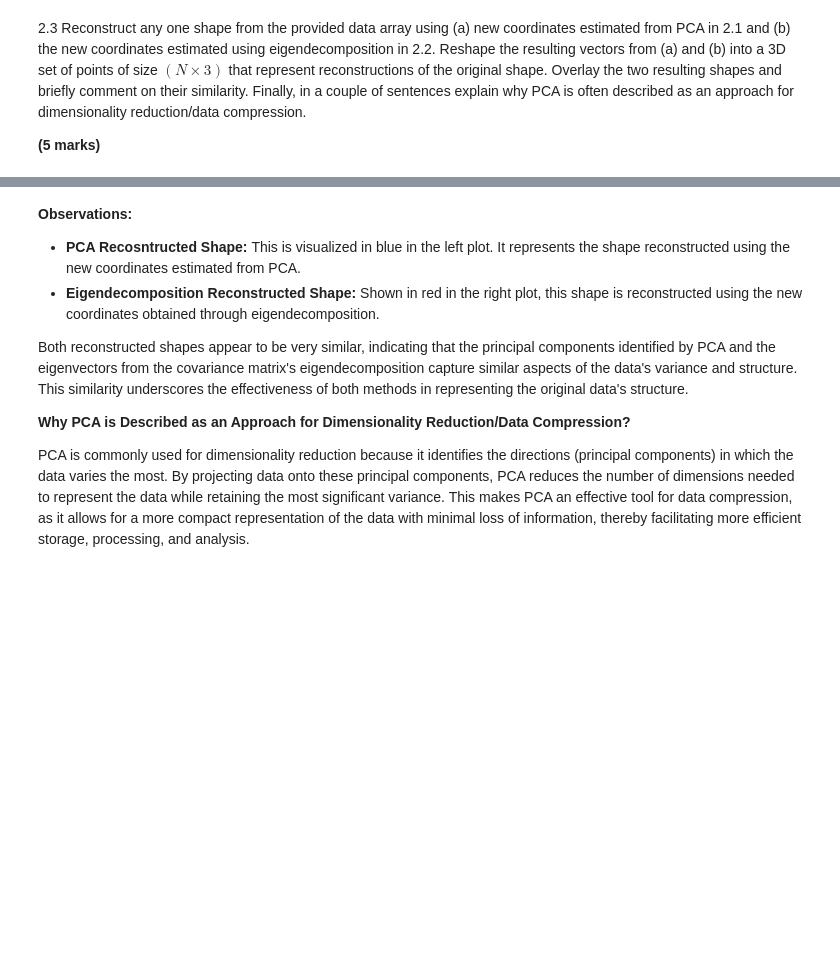
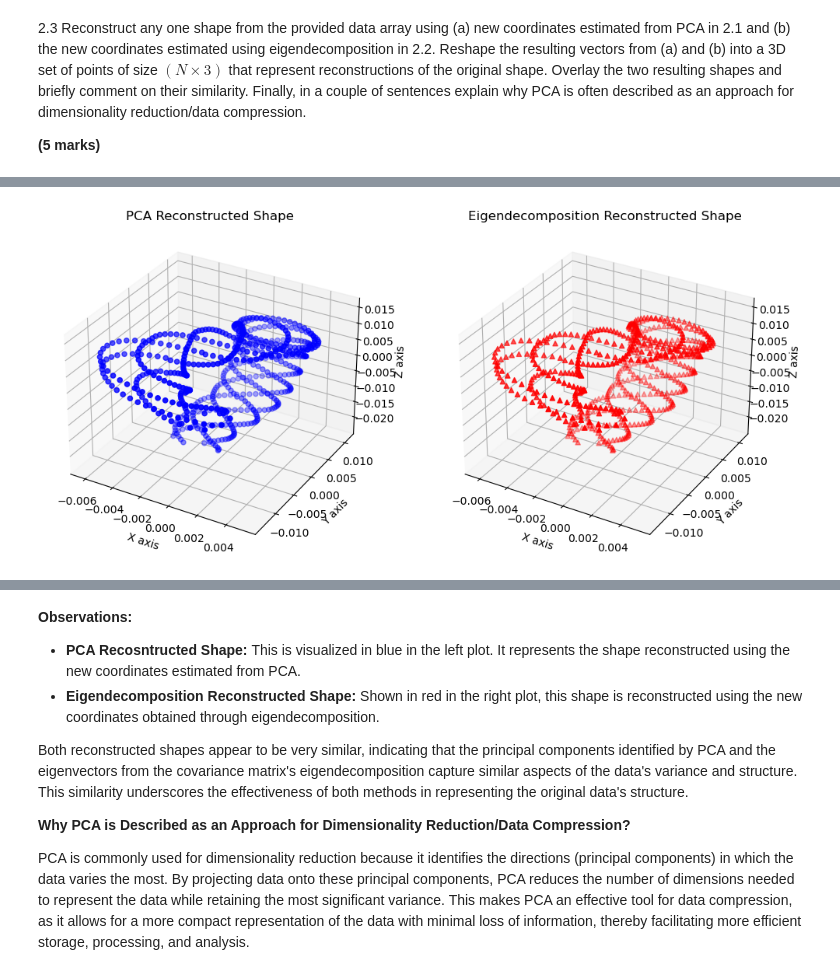
Before and after one commit to htootayzaaung/COMP3611-Machine-Learning, a Jupyter notebook: Coursework 1/COMP3611_Assessment.ipynb, the cells around one changed output, grey strips where cells are left out. Drawn from its saved outputs; the diff is of its cells as text; code cells hidden in the pictures; blank space fills up the shorter version.

```diff
--- a/Coursework 1/COMP3611_Assessment.ipynb
+++ b/Coursework 1/COMP3611_Assessment.ipynb
@@ -435,0 +343,81 @@ Eigenvectors from Covariance Matrix:
+# %%
+import numpy as np
+from sklearn.decomposition import PCA
+import matplotlib.pyplot as plt
+from mpl_toolkits.mplot3d import Axes3D
+
+# Reload the data
+shape_array = np.load('shape_array.npy')
+
+# Fit PCA on the whole dataset (transposed to treat columns as individual samples)
+pca = PCA(n_components=7)
+pca.fit(shape_array.T)
+
+# Project and reconstruct a selected shape using PCA (e.g., the first shape)
+selected_shape_pca = shape_array[:, 0]
+pca_coordinates = pca.transform(selected_shape_pca.reshape(1, -1))
+reconstructed_shape_pca = pca.inverse_transform(pca_coordinates)
+reconstructed_shape_pca = reconstructed_shape_pca.reshape(-1, 3)
+
+# Perform eigendecomposition of the covariance matrix
+covariance_matrix = np.cov(shape_array.T, rowvar=False)
+# Ensure the matrix is symmetric
+covariance_matrix = (covariance_matrix + covariance_matrix.T) / 2
+eigenvalues, eigenvectors = np.linalg.eig(covariance_matrix)
+idx = eigenvalues.argsort()[::-1]
+sorted_eigenvectors = eigenvectors[:, idx].real  # Take only the real part
+
+# Project the selected shape onto the eigenspace and reconstruct it
+selected_shape_eigen = selected_shape_pca - pca.mean_
+eigen_coordinates = np.dot(sorted_eigenvectors.T, selected_shape_eigen).real  # Real part
+reconstructed_shape_eigen = np.dot(sorted_eigenvectors, eigen_coordinates) + pca.mean_
+reconstructed_shape_eigen = reconstructed_shape_eigen.reshape(-1, 3).real  # Real part
+
+# Plotting the reconstructed shapes in 3D
+
+# Create a figure for the plots
+fig = plt.figure(figsize=(12, 6))
+
+# Plot for PCA reconstructed shape
+ax1 = fig.add_subplot(121, projection='3d')
+ax1.scatter(reconstructed_shape_pca[:, 0], reconstructed_shape_pca[:, 1], reconstructed_shape_pca[:, 2], c='blue', marker='o')
+ax1.set_title('PCA Reconstructed Shape')
+ax1.set_xlabel('X axis')
+ax1.set_ylabel('Y axis')
+ax1.set_zlabel('Z axis')
+
+# Plot for Eigendecomposition reconstructed shape
+ax2 = fig.add_subplot(122, projection='3d')
+ax2.scatter(reconstructed_shape_eigen[:, 0], reconstructed_shape_eigen[:, 1], reconstructed_shape_eigen[:, 2], c='red', marker='^')
+ax2.set_title('Eigendecomposition Reconstructed Shape')
+ax2.set_xlabel('X axis')
+ax2.set_ylabel('Y axis')
+ax2.set_zlabel('Z axis')
+
+# Create a figure for the overlay plot
+fig_overlay = plt.figure(figsize=(8, 6))
+
+# Plotting both PCA and Eigendecomposition reconstructed shapes in the same 3D plot
+ax_overlay = fig_overlay.add_subplot(111, projection='3d')
+
+# Plot PCA reconstructed shape
+ax_overlay.scatter(reconstructed_shape_pca[:, 0], reconstructed_shape_pca[:, 1], reconstructed_shape_pca[:, 2],
+                   c='blue', marker='o', label='PCA Reconstructed Shape')
+
+# Plot Eigendecomposition reconstructed shape
+ax_overlay.scatter(reconstructed_shape_eigen[:, 0], reconstructed_shape_eigen[:, 1], reconstructed_shape_eigen[:, 2],
+                   c='red', marker='^', label='Eigendecomposition Reconstructed Shape')
+
+# Set titles and labels
+ax_overlay.set_title('Overlay of PCA and Eigendecomposition Reconstructed Shapes')
+ax_overlay.set_xlabel('X axis')
+ax_overlay.set_ylabel('Y axis')
+ax_overlay.set_zlabel('Z axis')
+
+# Add legend
+ax_overlay.legend()
+
+# Show the plot
+plt.show()
+# %% [output]
+[figure, added]
```
Also changed, not shown: parts of 10 cells of this notebook.
